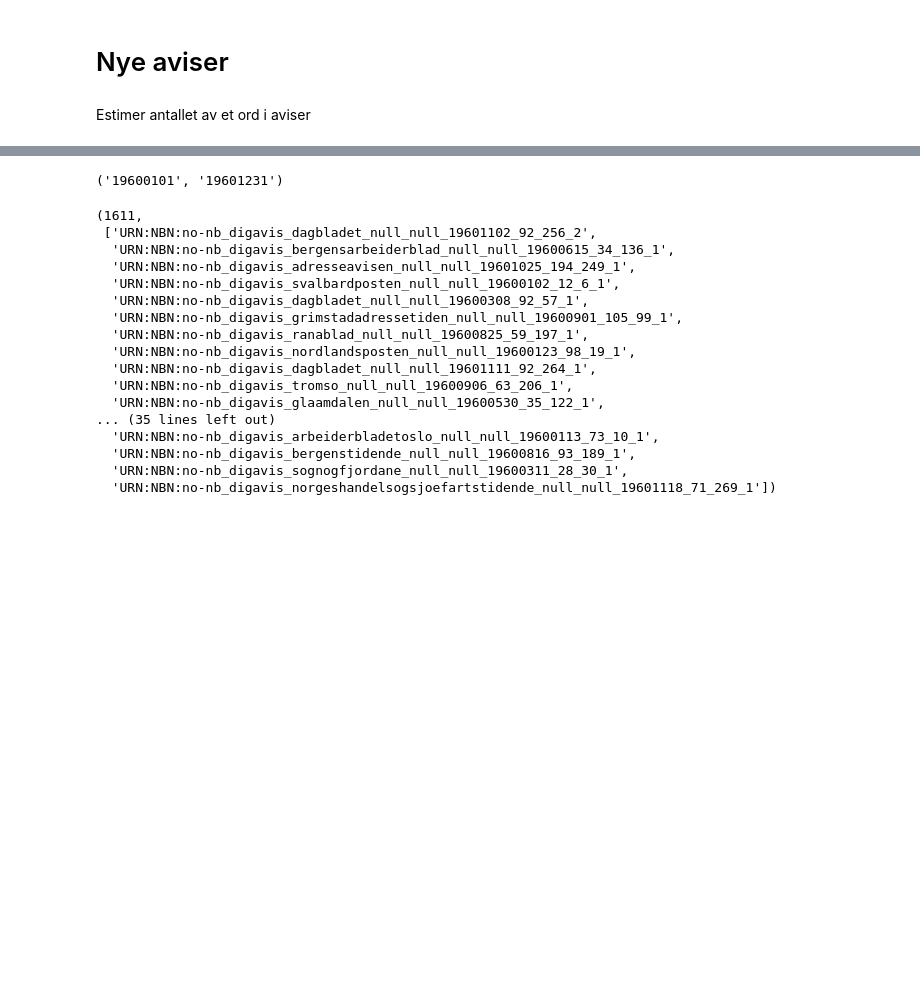
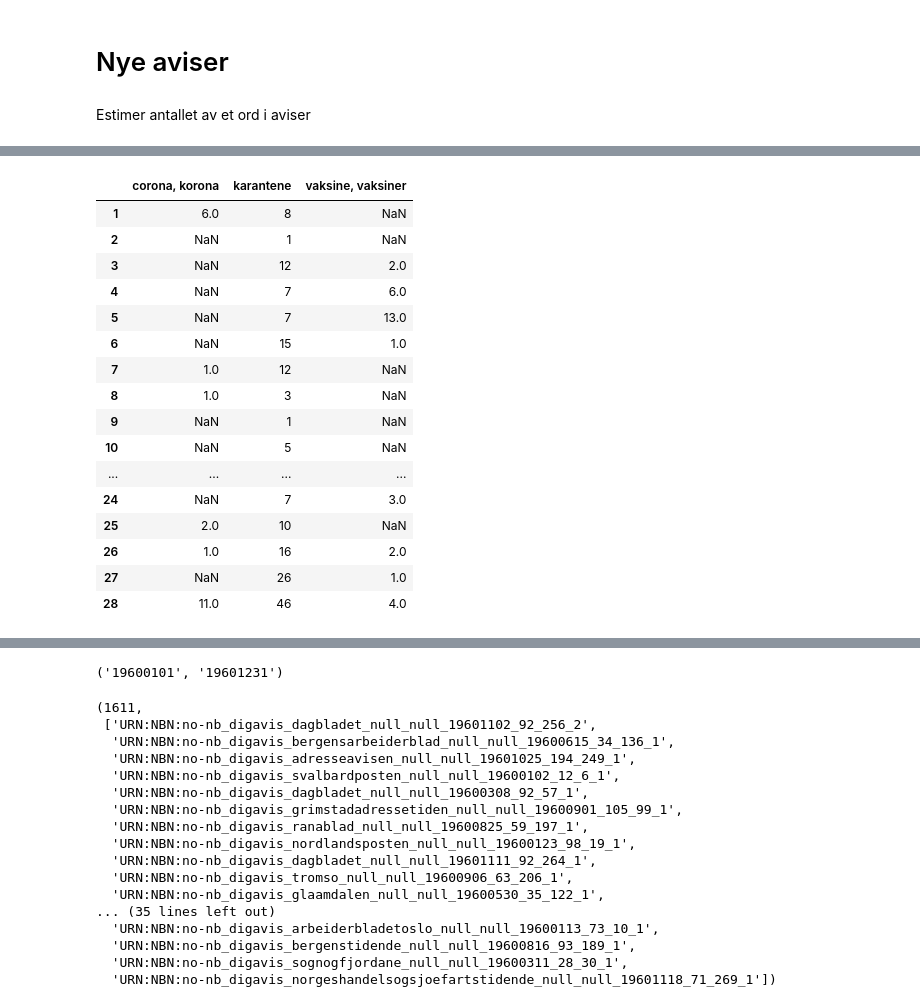
Before and after one commit to Yoonsen/Miscellaneous-Notebooks, a Jupyter notebook: Aviser_NB_API/aviser_bokhyllla_api_frequency.ipynb, the cells around one changed output, grey strips where cells are left out. Saved outputs shown, nothing was run; the diff lists cells and outputs as text; code cells hidden in the pictures; blank space fills up the shorter version.

```diff
--- a/Aviser_NB_API/aviser_bokhyllla_api_frequency.ipynb
+++ b/Aviser_NB_API/aviser_bokhyllla_api_frequency.ipynb
@@ -186,0 +222,20 @@ Estimer antallet av et ord i aviser
+# %%
+dfs
+# %% [output]
+|  | corona, korona | karantene | vaksine, vaksiner |
+| 1 | 6.0 | 8 | NaN |
+| 2 | NaN | 1 | NaN |
+| 3 | NaN | 12 | 2.0 |
+| 4 | NaN | 7 | 6.0 |
+| 5 | NaN | 7 | 13.0 |
+| 6 | NaN | 15 | 1.0 |
+| 7 | 1.0 | 12 | NaN |
+| 8 | 1.0 | 3 | NaN |
+| 9 | NaN | 1 | NaN |
+| 10 | NaN | 5 | NaN |
+| ... | ... | ... | ... |
+| 24 | NaN | 7 | 3.0 |
+| 25 | 2.0 | 10 | NaN |
+| 26 | 1.0 | 16 | 2.0 |
+| 27 | NaN | 26 | 1.0 |
+| 28 | 11.0 | 46 | 4.0 |
```
Also changed, not shown: parts of 6 cells of this notebook, 1 other file.
